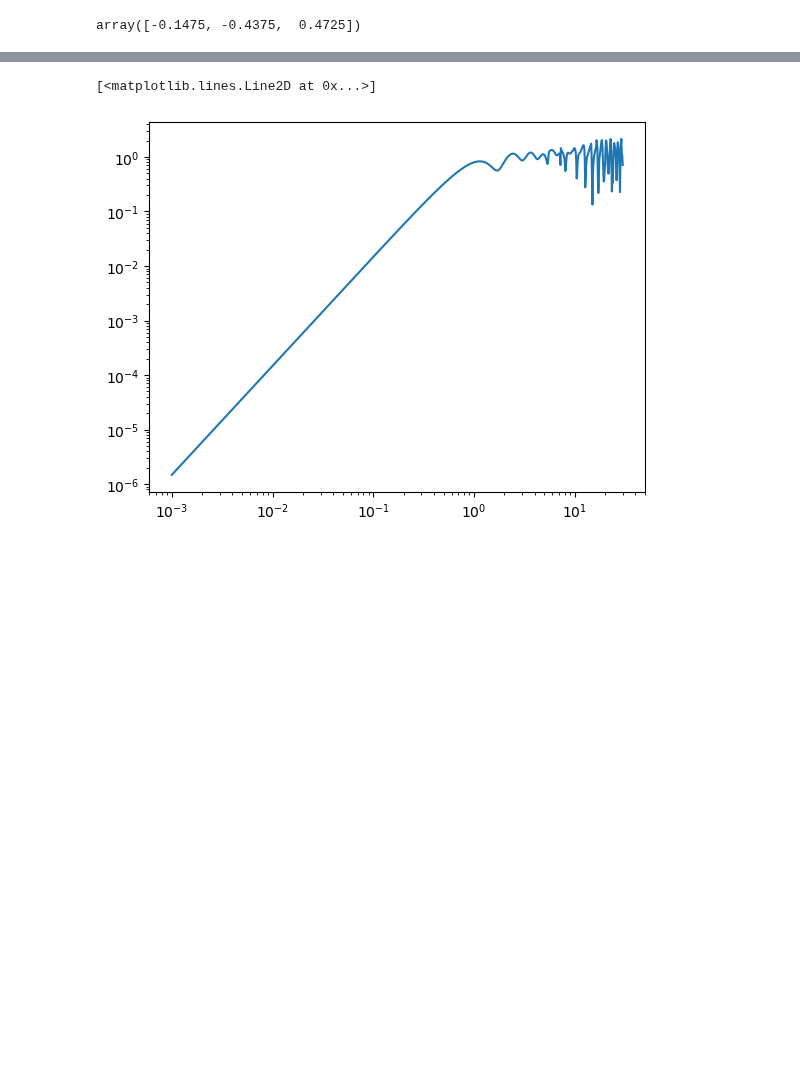
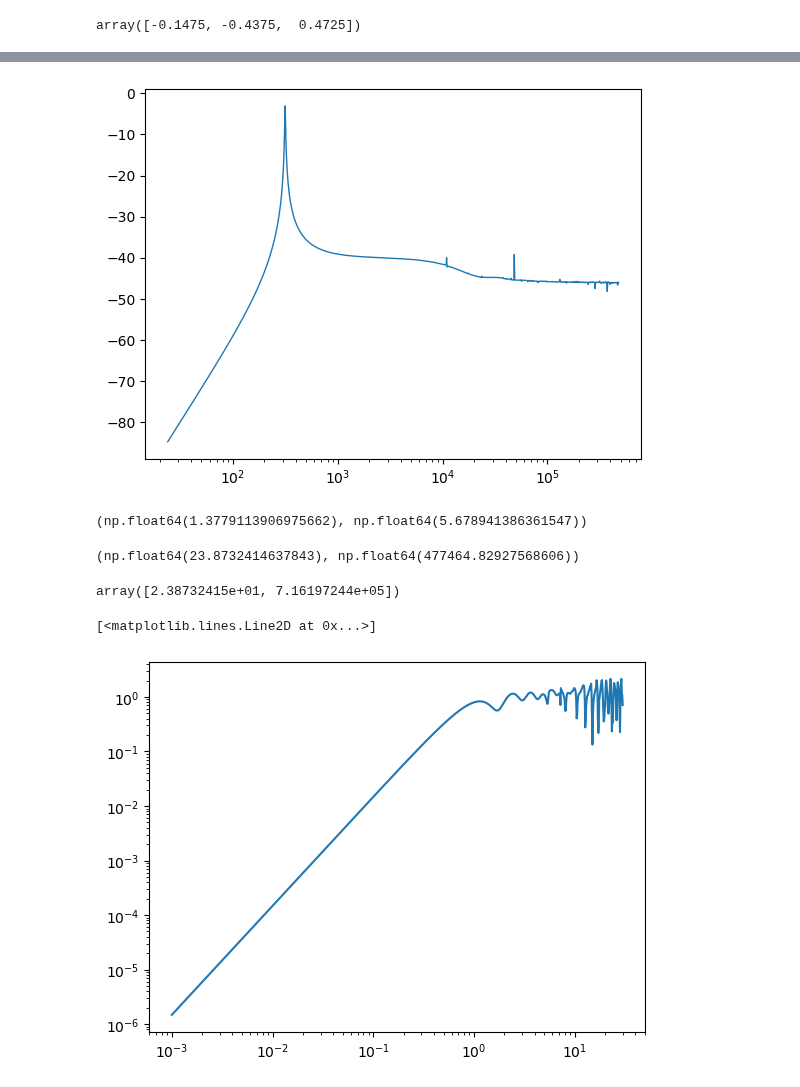
Before and after one commit to BOAT-ocean-acoustics/fundamentals, a Jupyter notebook: boat_tutorials/misc/python_dev/sphere_scat_dev.ipynb, the cells around one changed output, grey strips where cells are left out. Saved outputs shown, nothing was run; the diff lists cells and outputs as text; code cells hidden in the pictures; blank space fills up the shorter version.

```diff
--- a/boat_tutorials/misc/python_dev/sphere_scat_dev.ipynb
+++ b/boat_tutorials/misc/python_dev/sphere_scat_dev.ipynb
@@ -105,3 +121,16 @@ plt.loglog(ka,abs(fm), lw=1)
+# %%
+plt.plot(freq, TS, lw=1)
+plt.xscale("log")
+# %% [output]
+[figure, added]
+# %%
+np.log10(freq.min()), np.log10(freq.max())
+# %% [output]
+(np.float64(1.3779113906975662), np.float64(5.678941386361547))
+# %%
+freq.min(), freq.max()
+# %% [output]
+(np.float64(23.8732414637843), np.float64(477464.82927568606))
 # %%
 def elastic_fs(scale, out_flag, para):
     DEG2RAD = np.pi / 180
@@ -184,6 +213,12 @@ def elastic_fs(scale, out_flag, para):
         raise ValueError("Invalid out_flag value.")
 
     return outx, outy
+# %%
+c = 1500
+freq = np.array([0.001, 30]) * c / (a * 2 * np.pi)
+freq
+# %% [output]
+array([2.38732415e+01, 7.16197244e+05])
 # %%
 # para_fld=[n x0 xe g hc hs theta_ka]
 para = [1000, 0.001, 30, 7.8, 3.74, 2.08, 180]  # stainless steel
```
Also changed, not shown: parts of 10 cells of this notebook, 1 other file.
